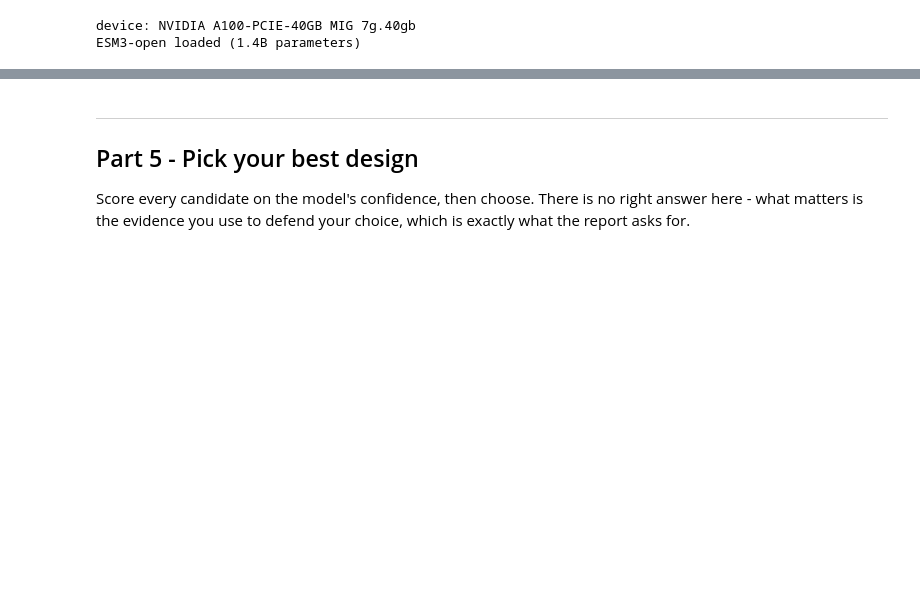
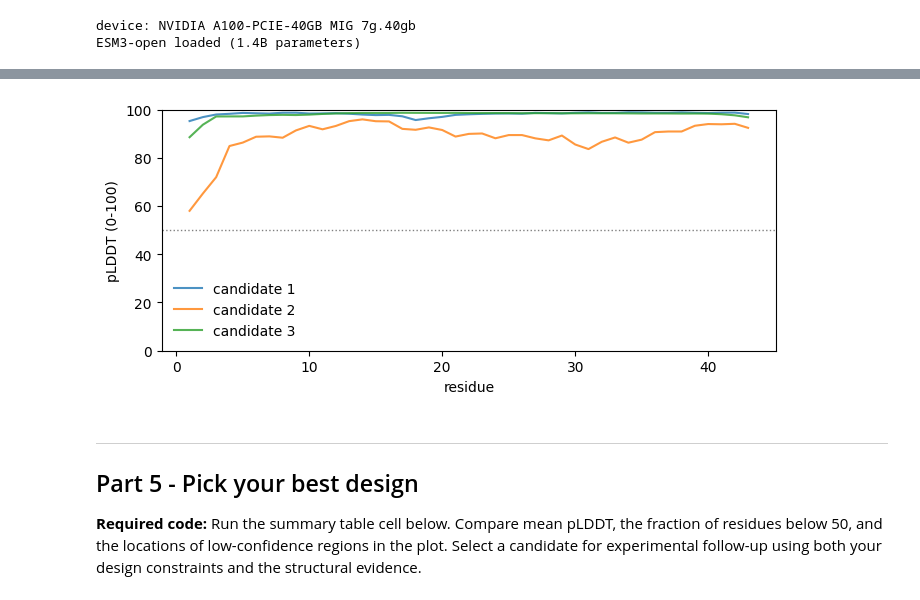
Before and after one commit to asathyanesan/bio462_complabs, a Jupyter notebook: lab2_protein_design/Lab2_Student.ipynb, the cells around one changed output, grey strips where cells are left out. Saved outputs shown, nothing was run; the diff lists cells and outputs as text; code cells hidden in the pictures; blank space fills up the shorter version.

```diff
--- a/lab2_protein_design/Lab2_Student.ipynb
+++ b/lab2_protein_design/Lab2_Student.ipynb
@@ -54,7 +54,7 @@ Every team gets a design problem from the menu. Set your team number and read yo
 import pandas as pd
 menu = pd.read_csv('data/design_menu.csv')
 
-TEAM = 1   # <-- YOUR TEAM NUMBER (1-10)
+TEAM = 5   # <-- YOUR TEAM NUMBER (1-10)
 
 row = menu[menu.team == TEAM].iloc[0]
 print(f"TEAM {TEAM}: {row['problem']}")
@@ -82,13 +104,29 @@ scaffold_type = row['scaffold_type']
 
 if scaffold_type == 'masked_sequence':
     # Your scaffold is a string: fixed residues + '_' masks
-    prompt = ESMProtein(sequence=row['scaffold'])
-    n_masked = row['scaffold'].count('_')
-    print(f'prompt length {len(row.scaffold)}, {n_masked} masked positions for ESM3 to design')
+    scaffold = row['scaffold']
+    if TEAM == 3:
+        default_length = len(scaffold)
+        while True:
+            answer = input(f'Team 3: number of amino acids (Enter for {default_length}): ').strip()
+            if not answer:
+                prompt_length = default_length
+                break
+            try:
+                prompt_length = int(answer)
+            except ValueError:
+                print('Enter a positive whole number, such as 200 or 350.')
+                continue
+            if prompt_length > 0:
+                break
+            print('The number of amino acids must be greater than zero.')
+        scaffold = '_' * prompt_length
+    prompt = ESMProtein(sequence=scaffold)
+    n_masked = scaffold.count('_')
+    print(f'prompt length {len(scaffold)}, {n_masked} masked positions for ESM3 to design')
 
 elif scaffold_type == 'motif_pdb':
-    # Your scaffold fixes a REAL motif (sequence + 3D coordinates) from PDB 1ITU.
-    # ESM3 must invent a new scaffold around it - in sequence AND in structure.
+    # Retain the motif sequence and coordinates from PDB 1ITU.
     import numpy as np
     motif = np.load(row['scaffold'])
     motif_seq = str(motif['sequence'])
@@ -96,15 +134,15 @@ elif scaffold_type == 'motif_pdb':
     L = 150
     full_seq = ['_'] * L
     full_seq[30:30 + len(motif_seq)] = list(motif_seq)   # place the motif inside a masked frame
-    full_coords = np.full((L, 37, 3), np.nan, dtype=np.float32)  # NaN = "you decide the 3D shape"
+    full_coords = np.full((L, 37, 3), np.nan, dtype=np.float32)
     full_coords[30:30 + len(motif_seq)] = motif_coords
-    prompt = ESMProtein(sequence=''.join(full_seq), coordinates=full_coords)
+    prompt = ESMProtein(sequence=''.join(full_seq), coordinates=torch.from_numpy(full_coords))
     print(f'motif "{motif_seq}" fixed at residues 31-{30 + len(motif_seq)} of a {L}-aa frame')
 
 elif scaffold_type == 'rescue':
     # You start from a real p53 fragment (residues 157-246) carrying the Y220C
-    # cancer mutation. Part 3 folds it, then round-trips:
-    # structure -> new sequence -> new structure.
+    # mutation. Part 3 predicts its structure, designs new sequences by inverse
+    # folding, and predicts structures for those redesigned sequences.
     prompt = ESMProtein(sequence=row['scaffold'])
     print(f'starting sequence ({len(row.scaffold)} aa, p53 residues 157-246 with the Y220C cancer mutation):')
     print(row['scaffold'])
@@ -185,30 +364,37 @@ show(candidates[0]['pdb'])
 # %%
 # per-residue pLDDT from the B-factor column (same convention as AlphaFold DB)
 import matplotlib.pyplot as plt
 
 def plddt_from_pdb(pdb_file):
     vals = []
     for line in open(pdb_file):
         if line.startswith('ATOM') and line[12:16].strip() == 'CA':
             vals.append(float(line[60:66]))
+    if not vals or not any(value > 0 for value in vals):
+        raise ValueError('PDB has no usable pLDDT scores. Rerun Part 3 with the updated export helper.')
     return vals
 
 plt.figure(figsize=(7, 3.2))
 for c in candidates:
-    plt.plot(plddt_from_pdb(c['pdb']), label=f"candidate {c['i']}", alpha=0.8)
+    p = plddt_from_pdb(c['pdb'])
+    plt.plot(range(1, len(p) + 1), p, label=f"candidate {c['i']}", alpha=0.8)
 plt.axhline(50, color='grey', ls=':', lw=1)
 plt.xlabel('residue')
-plt.ylabel('pLDDT')
+plt.ylabel('pLDDT (0-100)')
+plt.ylim(0, 100)
 plt.legend(frameon=False)
 plt.tight_layout()
 plt.savefig(f'team{TEAM}_plddt.png', dpi=140)
 plt.show()
+# %% [output]
+[figure, added]
 # %% [markdown]
 ---
 ## Part 5 - Pick your best design
 
-Score every candidate on the model's confidence, then choose. There is no right answer here - what
-matters is the evidence you use to defend your choice, which is exactly what the report asks for.
+**Required code:** Run the summary table cell below. Compare mean pLDDT, the fraction of
+residues below 50, and the locations of low-confidence regions in the plot.
+Select a candidate for experimental follow-up using both your design constraints and the structural evidence.
 # %%
 import numpy as np
 summary = []
```
Also changed, not shown: parts of 21 cells of this notebook, 6 other files.
